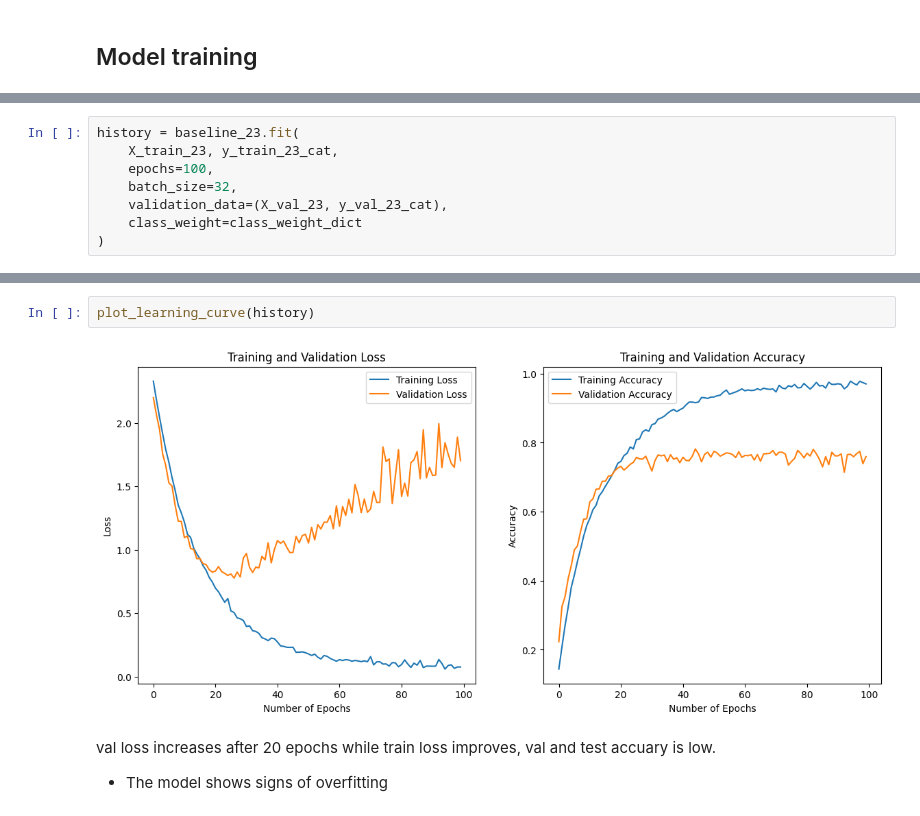
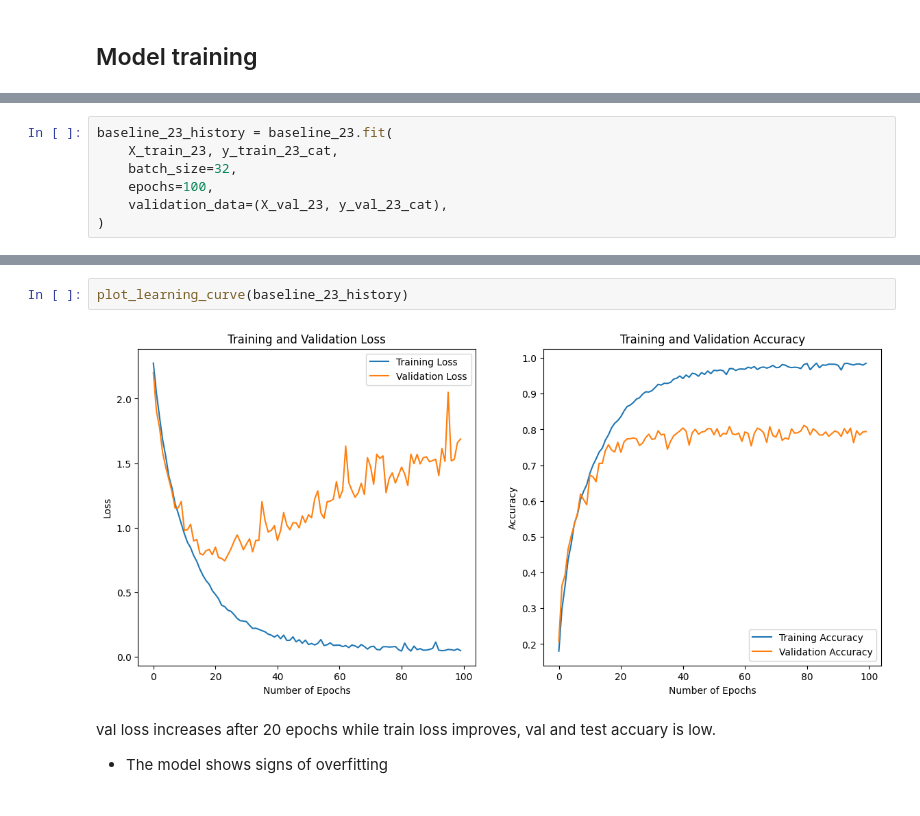
Before and after one commit to JoenC25/CNN-Classify-Vegetables, a Jupyter notebook: A_Convolutional_Neural_Network.ipynb, the cells around one changed output, grey strips where cells are left out. Drawn from its saved outputs; the diff is of its cells as text.

```diff
--- a/A_Convolutional_Neural_Network.ipynb
+++ b/A_Convolutional_Neural_Network.ipynb
@@ -261,12 +363,11 @@ Trainable params: 101,643
 Non-trainable params: 0
 _________________________________________________________________
 # %%
-history = baseline_23.fit(
+baseline_23_history = baseline_23.fit(
     X_train_23, y_train_23_cat,
+    batch_size=32,
     epochs=100,
-    batch_size=32,
     validation_data=(X_val_23, y_val_23_cat),
-    class_weight=class_weight_dict
 )
 # %% [output]
 Epoch 1/100
@@ -295,7 +411,7 @@ Test accuracy: 0.76
 # %%
-plot_learning_curve(history)
+plot_learning_curve(baseline_23_history)
 # %% [output]
-[figure, old version]
+[figure, new version]
 # %% [markdown]
 val loss increases after 20 epochs while train loss improves, val and test accuary is low.
 - The model shows signs of overfitting
```
Also changed, not shown: parts of 78 cells of this notebook.
